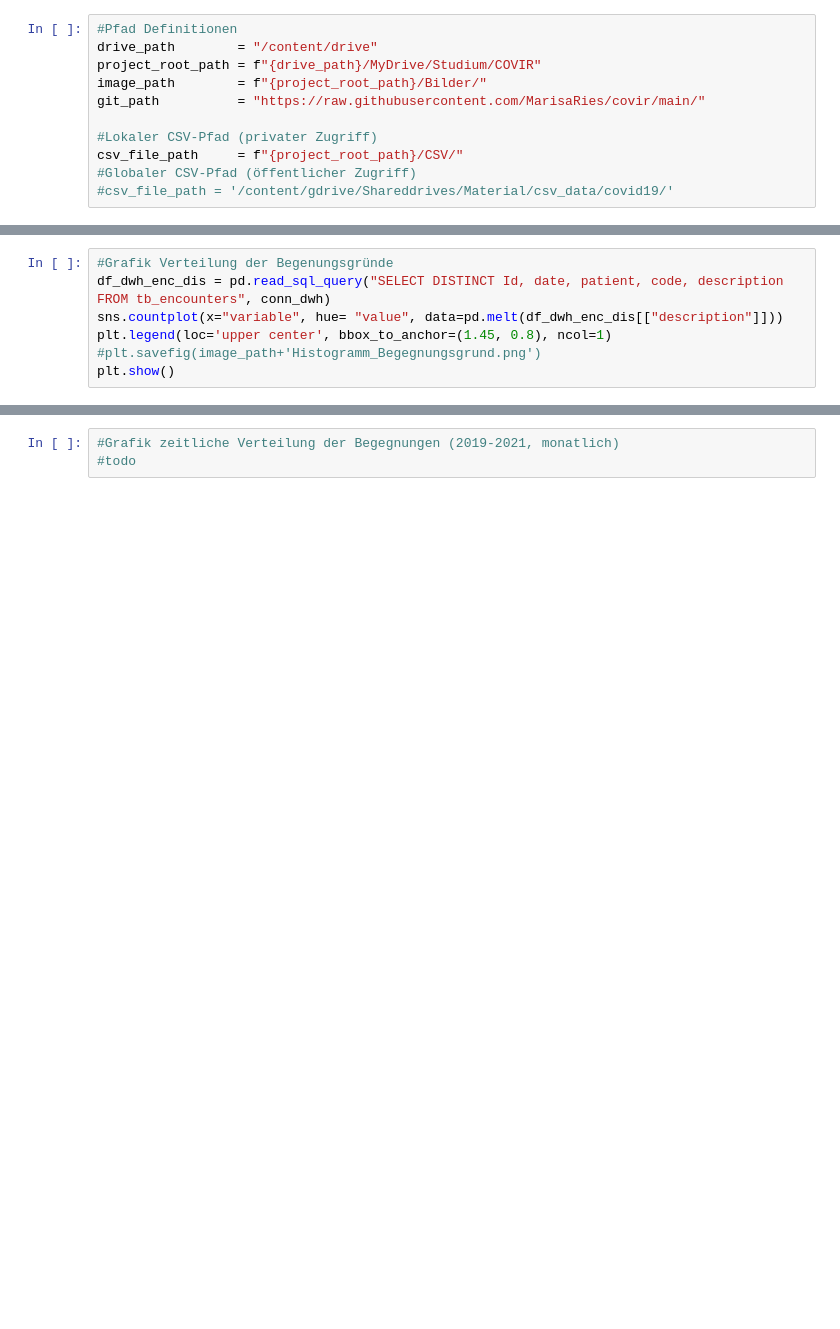
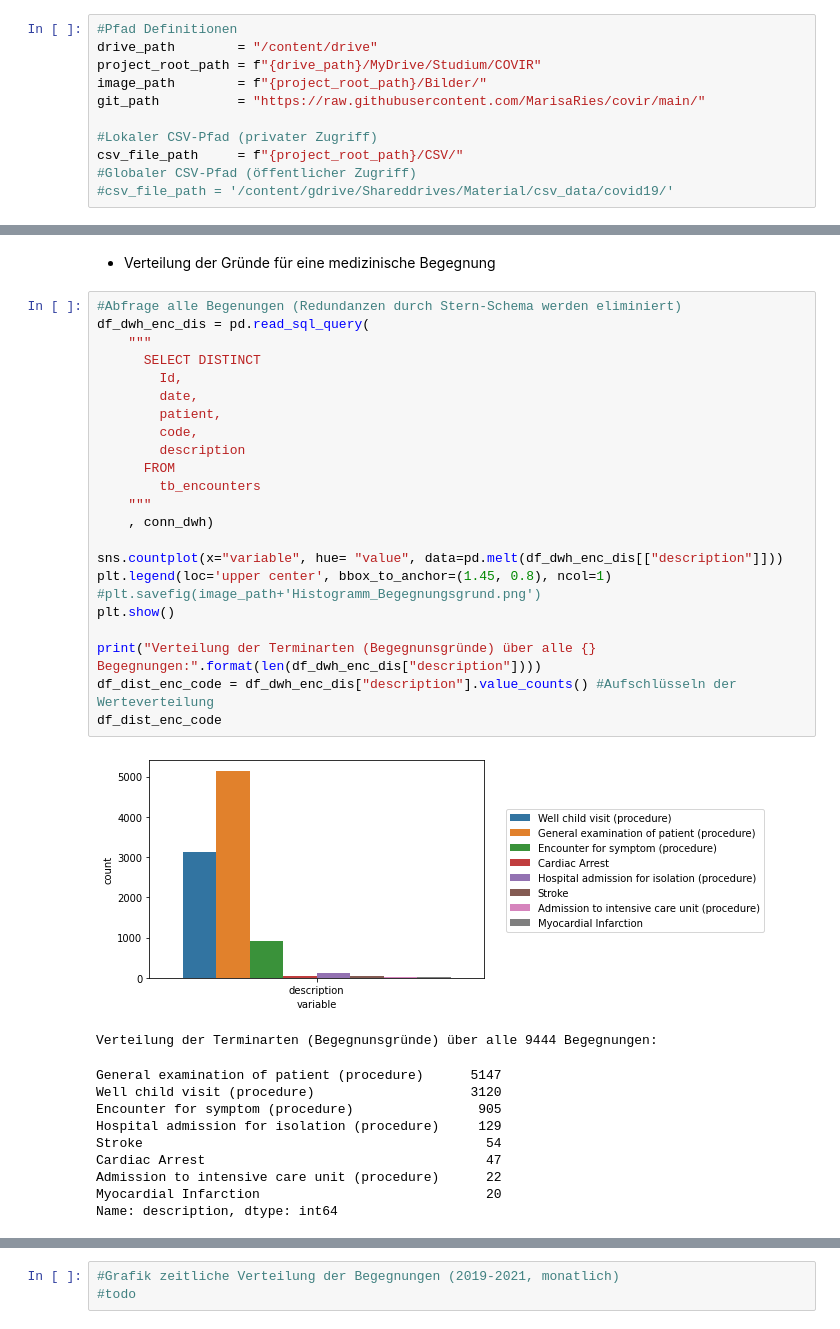
Before and after one commit to MarisaRies/covir, a Jupyter notebook: COVIR.ipynb, the cells around one changed output, grey strips where cells are left out. Saved outputs shown, nothing was run; the diff lists cells and outputs as text; blank space fills up the shorter version.

```diff
--- a/COVIR.ipynb
+++ b/COVIR.ipynb
@@ -263,7 +415,38 @@ df_dwh_enc
+# %% [markdown]
+
+*   Verteilung der Gründe für eine medizinische Begegnung
 # %%
-#Grafik Verteilung der Begenungsgründe
-df_dwh_enc_dis = pd.read_sql_query("SELECT DISTINCT Id, date, patient, code, description FROM tb_encounters", conn_dwh)
+#Abfrage alle Begenungen (Redundanzen durch Stern-Schema werden eliminiert)
+df_dwh_enc_dis = pd.read_sql_query(
+    """
+      SELECT DISTINCT
+        Id,
+        date,
+        patient,
+        code,
+        description
+      FROM
+        tb_encounters
+    """
+    , conn_dwh)
+
 sns.countplot(x="variable", hue= "value", data=pd.melt(df_dwh_enc_dis[["description"]]))
 plt.legend(loc='upper center', bbox_to_anchor=(1.45, 0.8), ncol=1)
 #plt.savefig(image_path+'Histogramm_Begegnungsgrund.png')
 plt.show()
+
+print("Verteilung der Terminarten (Begegnunsgründe) über alle {} Begegnungen:".format(len(df_dwh_enc_dis["description"])))
+df_dist_enc_code = df_dwh_enc_dis["description"].value_counts() #Aufschlüsseln der Werteverteilung
+df_dist_enc_code
+# %% [output]
+[figure, added]
+Verteilung der Terminarten (Begegnunsgründe) über alle 9444 Begegnungen:
+General examination of patient (procedure)      5147
+Well child visit (procedure)                    3120
+Encounter for symptom (procedure)                905
+Hospital admission for isolation (procedure)     129
+Stroke                                            54
+Cardiac Arrest                                    47
+Admission to intensive care unit (procedure)      22
+Myocardial Infarction                             20
+Name: description, dtype: int64
```
Also changed, not shown: parts of 38 cells of this notebook.
